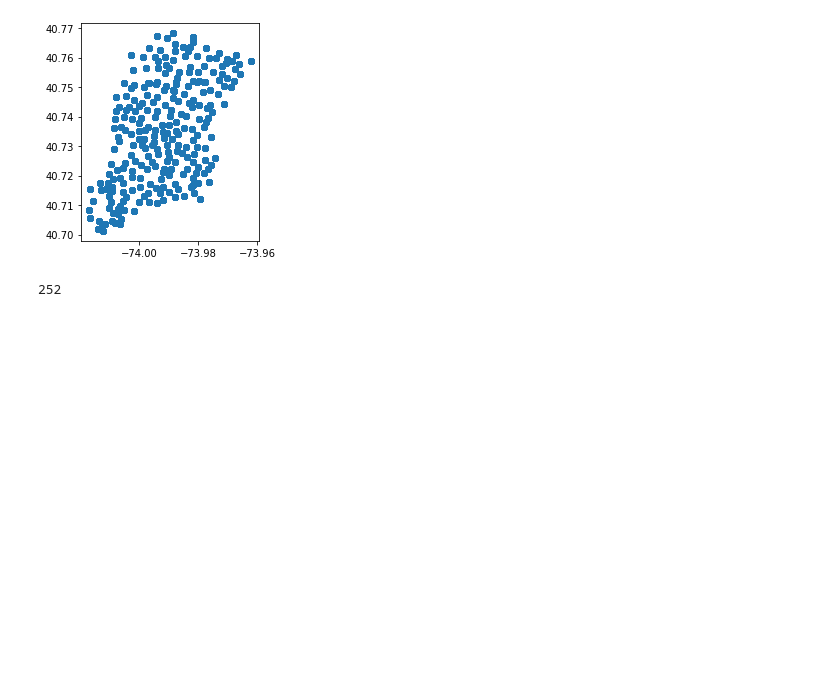
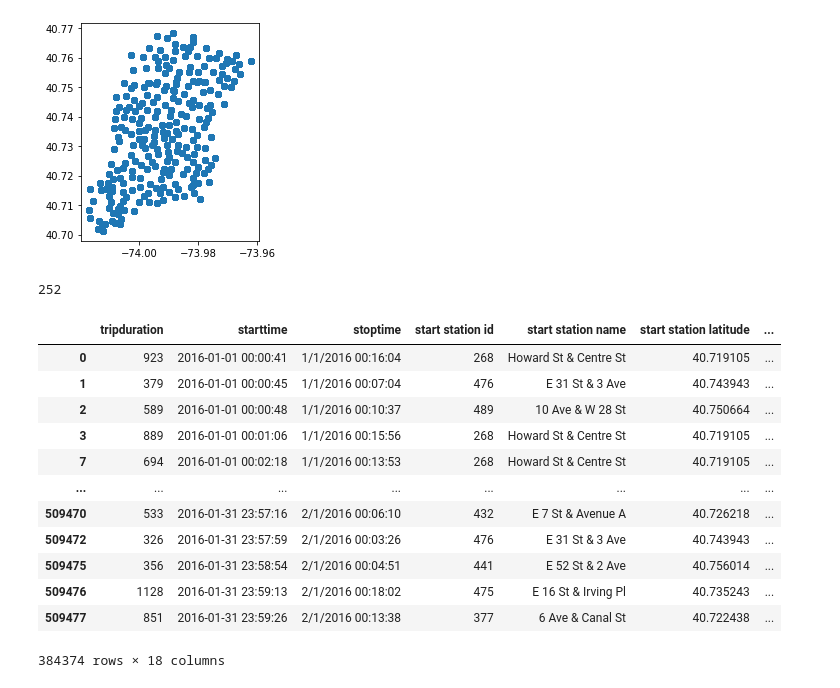
Before and after one commit to rtealwitter/OpenStreets, a Jupyter notebook: wrangle_data.ipynb, the cells around one changed output. Drawn from its saved outputs; the diff is of its cells as text; code cells hidden in the pictures; blank space fills up the shorter version.

```diff
--- a/wrangle_data.ipynb
+++ b/wrangle_data.ipynb
@@ -119,3 +121,19 @@ citibike_yearmonth['starttime_rounded'] = citibike_yearmonth['starttime'].dt.flo
 len(citibike_yearmonth['end station id'].unique())
 # %% [output]
 252
+# %%
+citibike_yearmonth
+# %% [output]
+|  | tripduration | starttime | stoptime | start station id | start station name | start station latitude | ... |
+| 0 | 923 | 2016-01-01 00:00:41 | 1/1/2016 00:16:04 | 268 | Howard St & Centre St | 40.719105 | ... |
+| 1 | 379 | 2016-01-01 00:00:45 | 1/1/2016 00:07:04 | 476 | E 31 St & 3 Ave | 40.743943 | ... |
+| 2 | 589 | 2016-01-01 00:00:48 | 1/1/2016 00:10:37 | 489 | 10 Ave & W 28 St | 40.750664 | ... |
+| 3 | 889 | 2016-01-01 00:01:06 | 1/1/2016 00:15:56 | 268 | Howard St & Centre St | 40.719105 | ... |
+| 7 | 694 | 2016-01-01 00:02:18 | 1/1/2016 00:13:53 | 268 | Howard St & Centre St | 40.719105 | ... |
+| ... | ... | ... | ... | ... | ... | ... | ... |
+| 509470 | 533 | 2016-01-31 23:57:16 | 2/1/2016 00:06:10 | 432 | E 7 St & Avenue A | 40.726218 | ... |
+| 509472 | 326 | 2016-01-31 23:57:59 | 2/1/2016 00:03:26 | 476 | E 31 St & 3 Ave | 40.743943 | ... |
+| 509475 | 356 | 2016-01-31 23:58:54 | 2/1/2016 00:04:51 | 441 | E 52 St & 2 Ave | 40.756014 | ... |
+| 509476 | 1128 | 2016-01-31 23:59:13 | 2/1/2016 00:18:02 | 475 | E 16 St & Irving Pl | 40.735243 | ... |
+| 509477 | 851 | 2016-01-31 23:59:26 | 2/1/2016 00:13:38 | 377 | 6 Ave & Canal St | 40.722438 | ... |
+384374 rows × 18 columns
```
Also changed, not shown: parts of 11 cells of this notebook.
